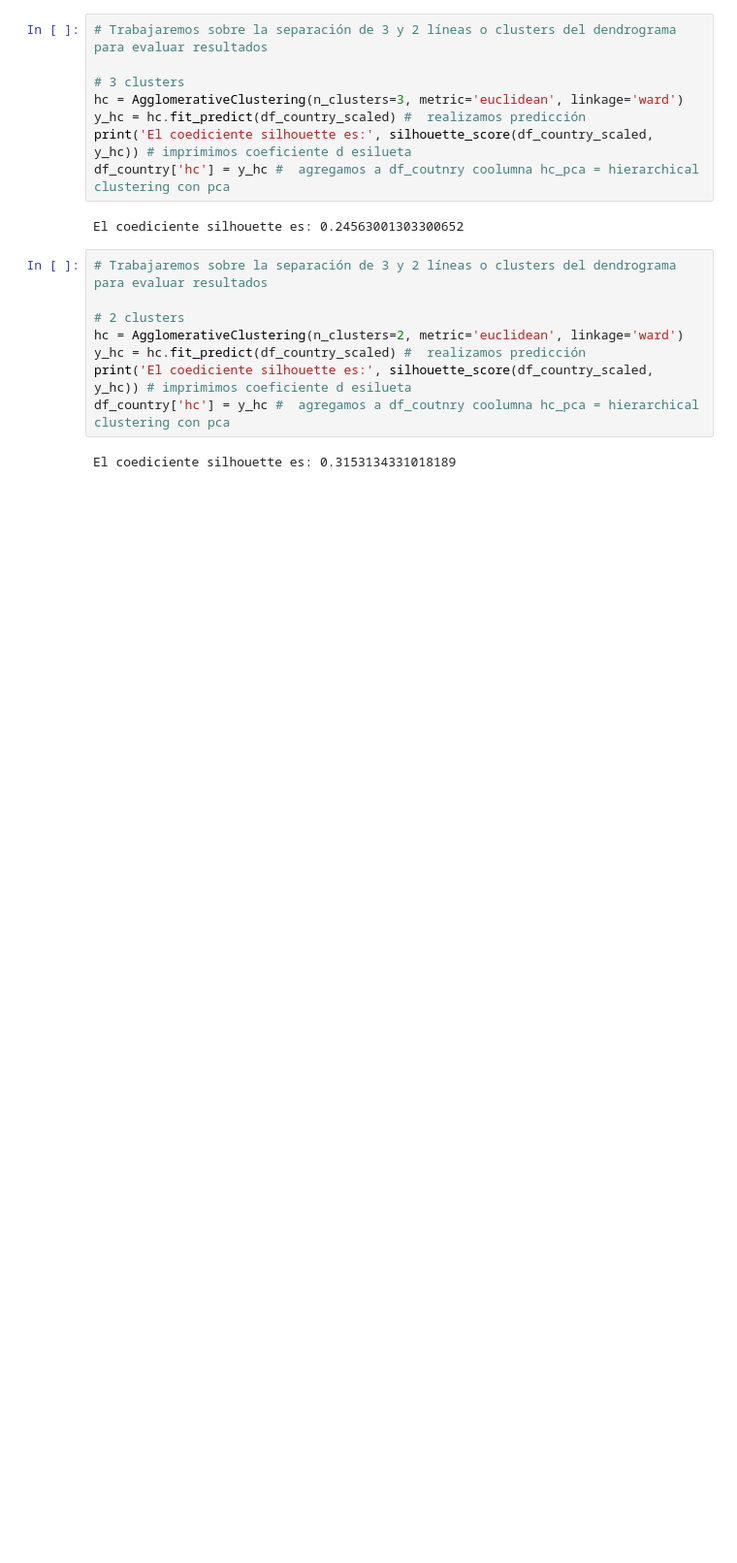
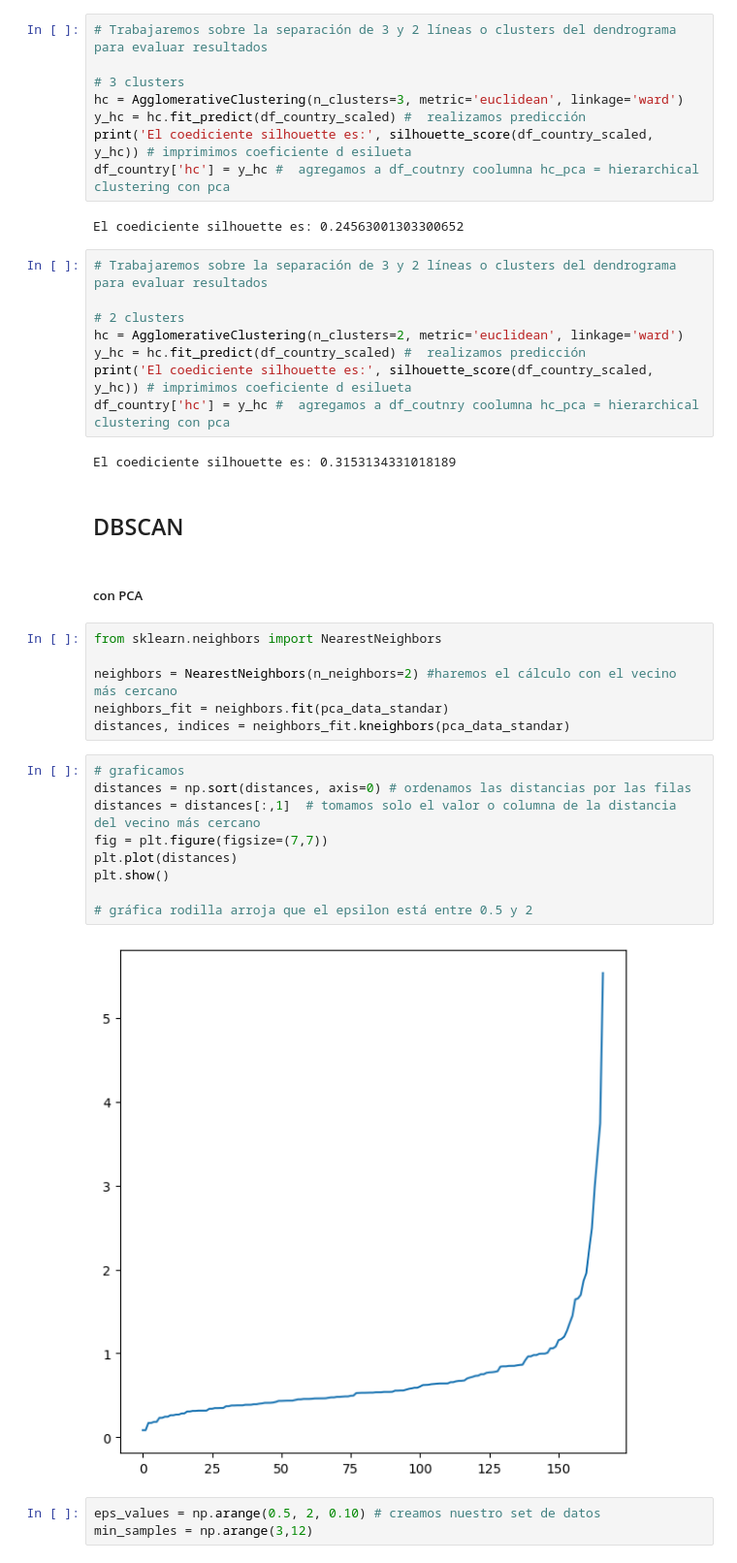
Before and after one commit to electrojam/Curso-de-Clustering-con-Python-y-scikit-learn, a Jupyter notebook: proyecto_countries_clustering.ipynb, the cells around one changed output. Shown at 97% size. Drawn from its saved outputs; the diff is of its cells as text; blank space fills up the shorter version.

Commit message:
Resolviendo con DBSCAN con PCA

```diff
--- a/proyecto_countries_clustering.ipynb
+++ b/proyecto_countries_clustering.ipynb
@@ -376,3 +376,27 @@ print('El coediciente silhouette es:', silhouette_score(df_country_scaled, y_hc)
 df_country['hc'] = y_hc #  agregamos a df_coutnry coolumna hc_pca = hierarchical clustering con pca
 # %% [output]
 El coediciente silhouette es: 0.3153134331018189
+# %% [markdown]
+## DBSCAN
+# %% [markdown]
+##### con PCA
+# %%
+from sklearn.neighbors import NearestNeighbors
+
+neighbors = NearestNeighbors(n_neighbors=2) #haremos el cálculo con el vecino más cercano
+neighbors_fit = neighbors.fit(pca_data_standar)
+distances, indices = neighbors_fit.kneighbors(pca_data_standar)
+# %%
+# graficamos
+distances = np.sort(distances, axis=0) # ordenamos las distancias por las filas
+distances = distances[:,1]  # tomamos solo el valor o columna de la distancia del vecino más cercano
+fig = plt.figure(figsize=(7,7))
+plt.plot(distances)
+plt.show()
+
+# gráfica rodilla arroja que el epsilon está entre 0.5 y 2
+# %% [output]
+[figure, added]
+# %%
+eps_values = np.arange(0.5, 2, 0.10) # creamos nuestro set de datos
+min_samples = np.arange(3,12)
```
Also changed, not shown: parts of 6 cells of this notebook.
